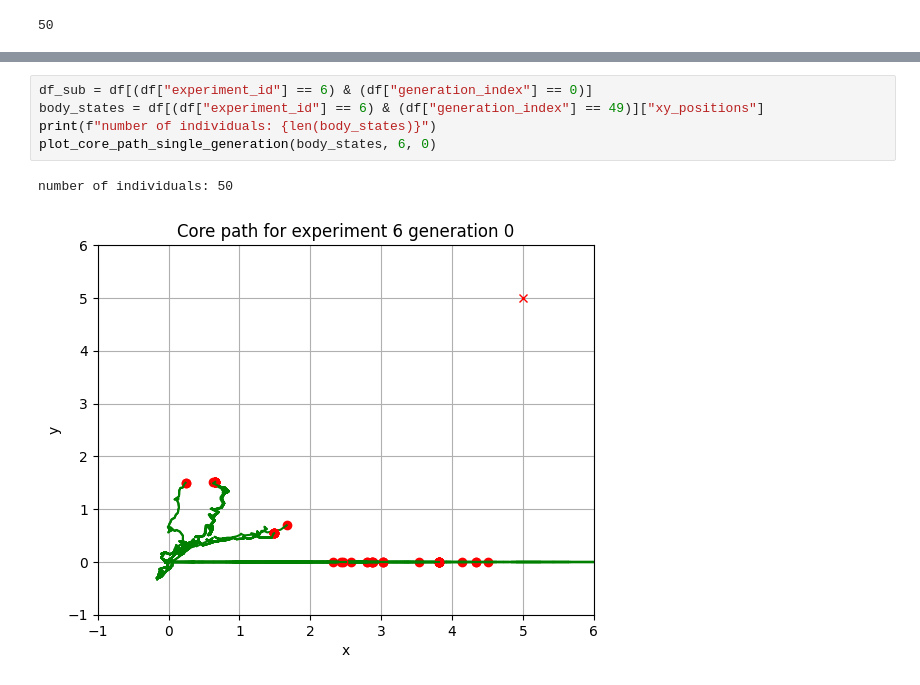
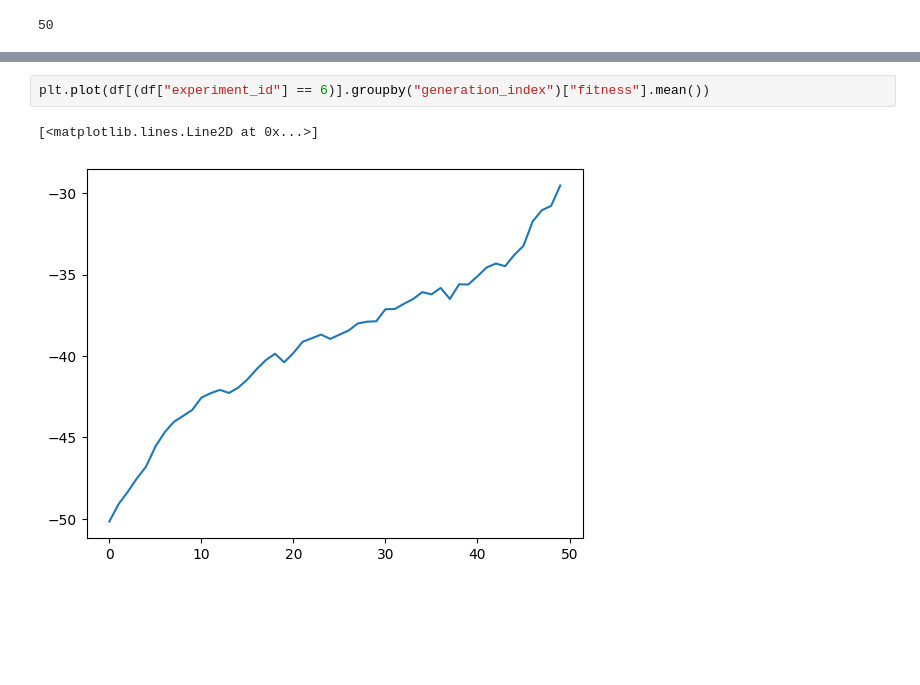
Before and after one commit to satchitchatterji/OriginOfSymmetry, a Jupyter notebook: examples/robot_bodybrain_ea/database_processes/tests.ipynb, the cells around one changed output, grey strips where cells are left out. Drawn from its saved outputs; the diff is of its cells as text; blank space fills up the shorter version.

```diff
--- a/examples/robot_bodybrain_ea/database_processes/tests.ipynb
+++ b/examples/robot_bodybrain_ea/database_processes/tests.ipynb
@@ -51,8 +47,5 @@ def plot_core_path_single_generation(body_states, exp, gen):
-# %%
-df_sub = df[(df["experiment_id"] == 6) & (df["generation_index"] == 0)]
-body_states = df[(df["experiment_id"] == 6) & (df["generation_index"] == 49)]["xy_positions"]
-print(f"number of individuals: {len(body_states)}")
-plot_core_path_single_generation(body_states, 6, 0)
-# %% [output]
-number of individuals: 50
-[figure, removed]
+# %%
+plt.plot(df[(df["experiment_id"] == 6)].groupby("generation_index")["fitness"].mean())
+# %% [output]
+[<matplotlib.lines.Line2D at 0x...>]
+[figure, added]
```
Also changed, not shown: parts of 6 cells of this notebook.
